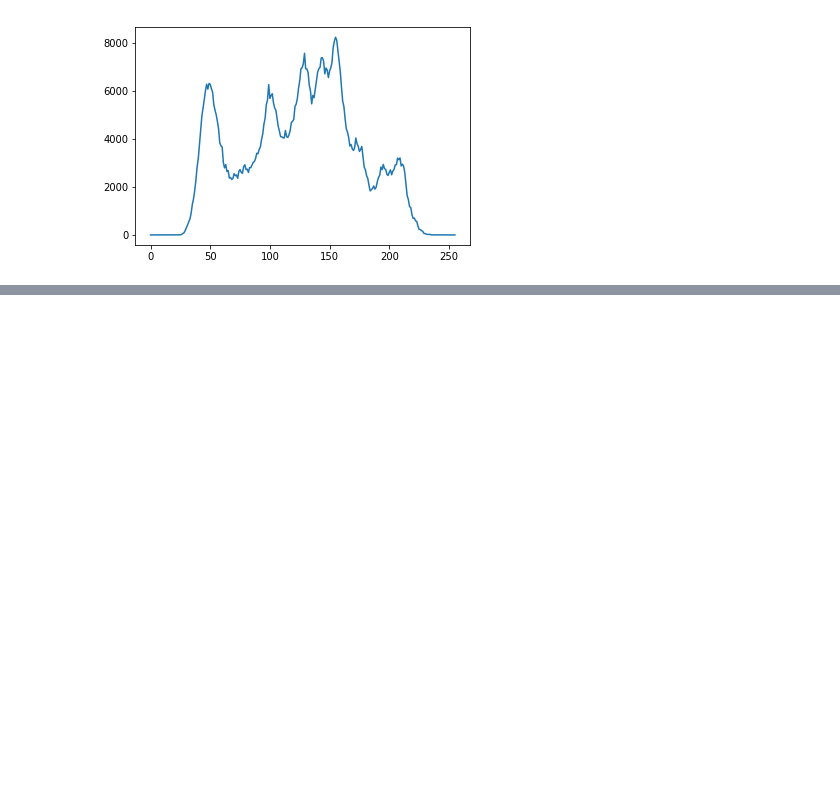
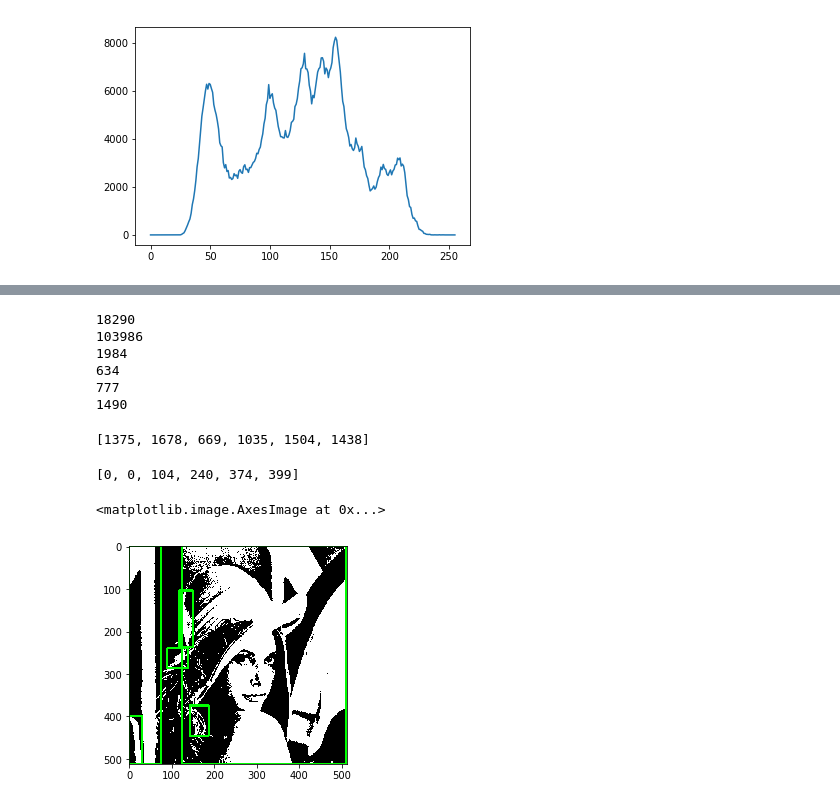
Before and after one commit to JeanWU/Computer-Vision, a Jupyter notebook: HW2/HW2.ipynb, the cells around one changed output, grey strips where cells are left out. Drawn from its saved outputs; the diff is of its cells as text; code cells hidden in the pictures; blank space fills up the shorter version.

```diff
--- a/HW2/HW2.ipynb
+++ b/HW2/HW2.ipynb
@@ -68,0 +228,44 @@ plt.plot(hist)
+# %%
+res_index=[]
+for key,value in cnt_pix.items():
+    if value>=500:
+        res_index.append(key)
+        print(value)
+# %% [output]
+18290
+103986
+1984
+634
+777
+1490
+# %%
+res_index
+# %% [output]
+[1375, 1678, 669, 1035, 1504, 1438]
+# %%
+#get the row and col of each index
+min_rlist=[]
+max_rlist=[]
+min_clist=[]
+max_clist=[]
+
+for i, element in enumerate(res_index):
+    min_rlist.append(min_r[element])
+    max_rlist.append(max_r[element])
+    min_clist.append(min_c[element])
+    max_clist.append(max_c[element])
+# %%
+min_rlist
+# %% [output]
+[0, 0, 104, 240, 374, 399]
+# %%
+conn_comp=binary.copy()
+# %%
+# Plot bounding box, use cv2.Rectangle
+for i in range(len(min_rlist)):
+    conn_comp=cv2.rectangle(conn_comp,(min_clist[i],min_rlist[i]),(max_clist[i],max_rlist[i]),(0,255,0),3)
+# %%
+plt.imshow(conn_comp)
+# %% [output]
+<matplotlib.image.AxesImage at 0x...>
+[figure, added]
```
Also changed, not shown: parts of 19 cells of this notebook.
